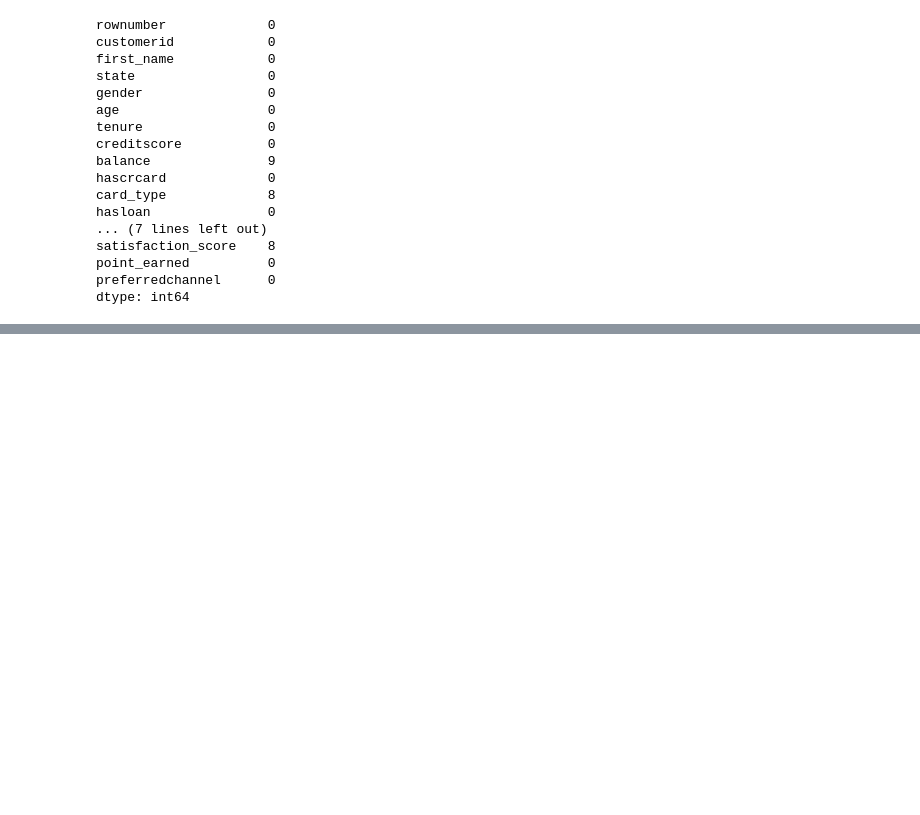
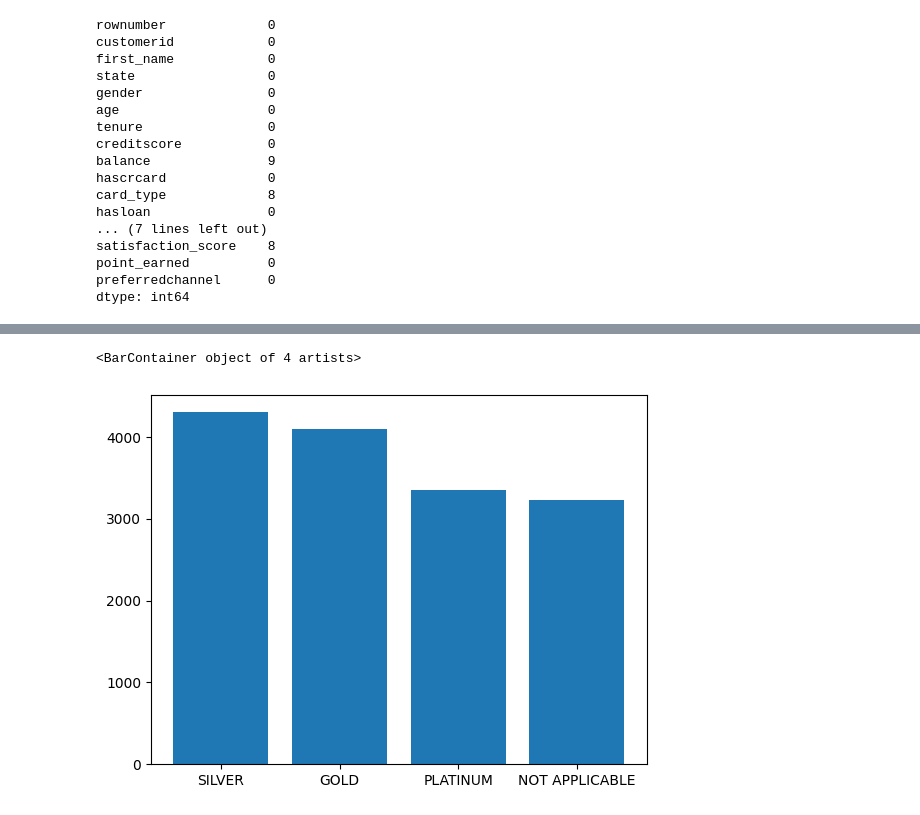
Before and after one commit to Subodhoraw/data-cleanning-, a Jupyter notebook: bank data attrition cleaning.ipynb, the cells around one changed output, grey strips where cells are left out. Saved outputs shown, nothing was run; the diff lists cells and outputs as text; code cells hidden in the pictures; blank space fills up the shorter version.

```diff
--- a/bank data attrition cleaning.ipynb
+++ b/bank data attrition cleaning.ipynb
@@ -211,0 +407,6 @@ dtype: int64
+# %%
+df2 = df['card_type'].value_counts().reset_index()
+plt.bar(df2['card_type'],df2['count'])
+# %% [output]
+<BarContainer object of 4 artists>
+[figure, added]
```
Also changed, not shown: parts of 41 cells of this notebook.
